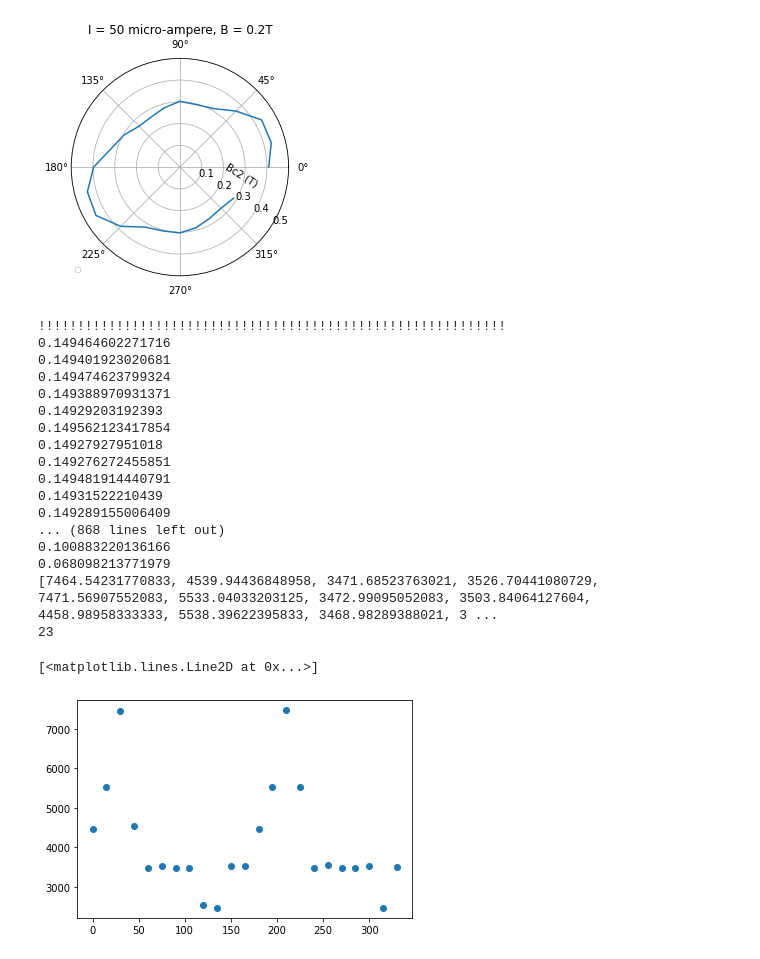
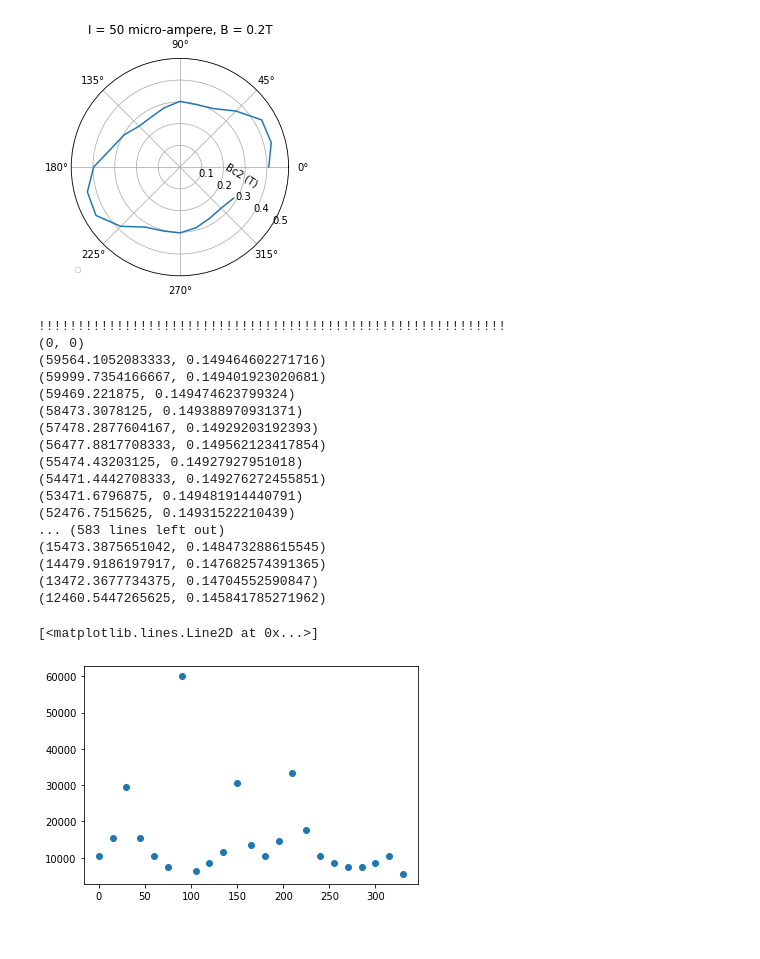
Before and after one commit to DerkNiessink/research-practicum, a Jupyter notebook: research.ipynb, the cells around one changed output. Drawn from its saved outputs; the diff is of its cells as text; code cells hidden in the pictures.

```diff
--- a/research.ipynb
+++ b/research.ipynb
@@ -351,42 +351,44 @@ ax.grid(True)
 No handles with labels found to put in legend.
 [figure]
 # %%
-bc2s = []
+bc2s2 = []
 for angle in angles:
     print("!!!!!!!!!!!!!!!!!!!!!!!!!!!!!!!!!!!!!!!!!!!!!!!!!!!!!!!!!!!!")
     if positions[f"{angle}deg"][0][0] < 10000:
         L = list(reversed(positions[f"{angle}deg"]))
     else:
         L = positions[f"{angle}deg"]
 
     previous_item = (0, 0)
+
     for item in L:
-        print(abs(previous_item[1] - item[1]))
-        if abs(previous_item[1] - item[1]) < 0.1:
-            bc2s.append(item[0])
-            previous_item = item
+        #print(abs(previous_item[1] - item[1]))
+        if abs(previous_item[1]- item[1]) > 0.0018 and previous_item != (0,0 ):
+            bc2s2.append(item[0])
             break
+        print(previous_item)
+        previous_item = item
 
-print(bc2s)
-print(len(bc2s))
-plt.plot(angles, bc2s, "o")
+
+
+plt.plot(angles, bc2s2, "o")
 # %% [output]
 !!!!!!!!!!!!!!!!!!!!!!!!!!!!!!!!!!!!!!!!!!!!!!!!!!!!!!!!!!!!
-0.149464602271716
-0.149401923020681
-0.149474623799324
-0.149388970931371
-0.14929203192393
-0.149562123417854
-0.14927927951018
-0.149276272455851
-0.149481914440791
-0.14931522210439
-0.149289155006409
-... (868 lines left out)
-0.100883220136166
-0.068098213771979
-[7464.54231770833, 4539.94436848958, 3471.68523763021, 3526.70441080729, 7471.56907552083, 5533.04033203125, 3472.99095052083, 3503.84064127604, 4458.98958333333, 5538.39622395833, 3468.98289388021, 3 ...
-23
+(0, 0)
+(59564.1052083333, 0.149464602271716)
+(59999.7354166667, 0.149401923020681)
+(59469.221875, 0.149474623799324)
+(58473.3078125, 0.149388970931371)
+(57478.2877604167, 0.14929203192393)
+(56477.8817708333, 0.149562123417854)
+(55474.43203125, 0.14927927951018)
+(54471.4442708333, 0.149276272455851)
+(53471.6796875, 0.149481914440791)
+(52476.7515625, 0.14931522210439)
+... (583 lines left out)
+(15473.3875651042, 0.148473288615545)
+(14479.9186197917, 0.147682574391365)
+(13472.3677734375, 0.14704552590847)
+(12460.5447265625, 0.145841785271962)
 [<matplotlib.lines.Line2D at 0x...>]
-[figure, old version]
+[figure, new version]
```
Also changed, not shown: parts of 1 cell of this notebook.
